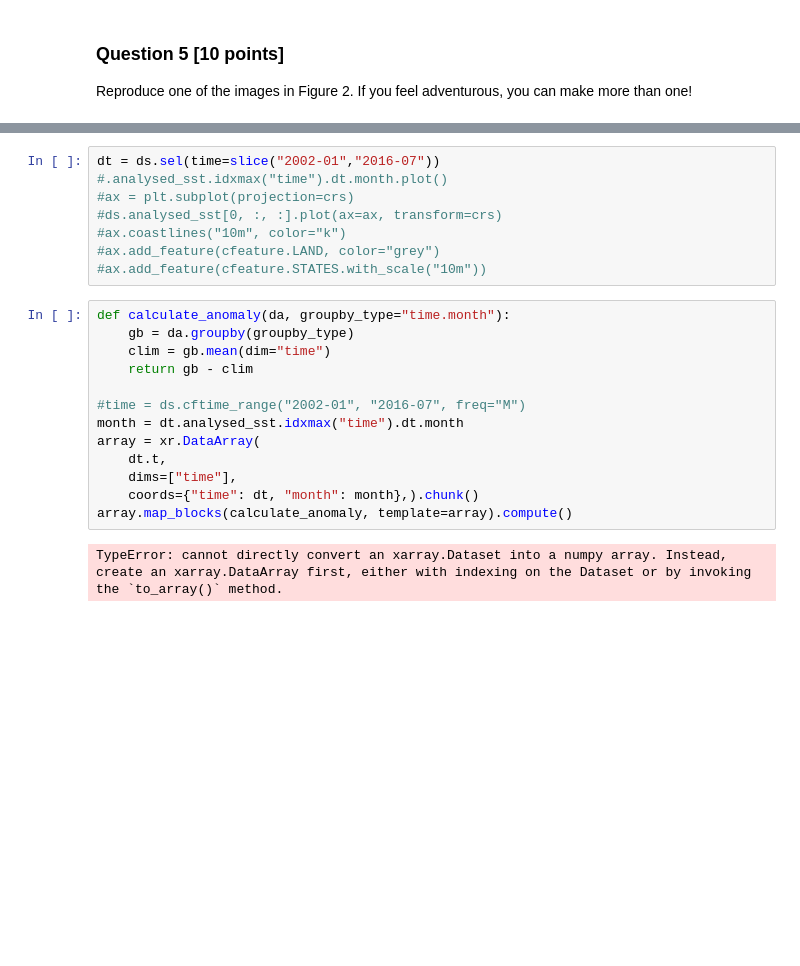
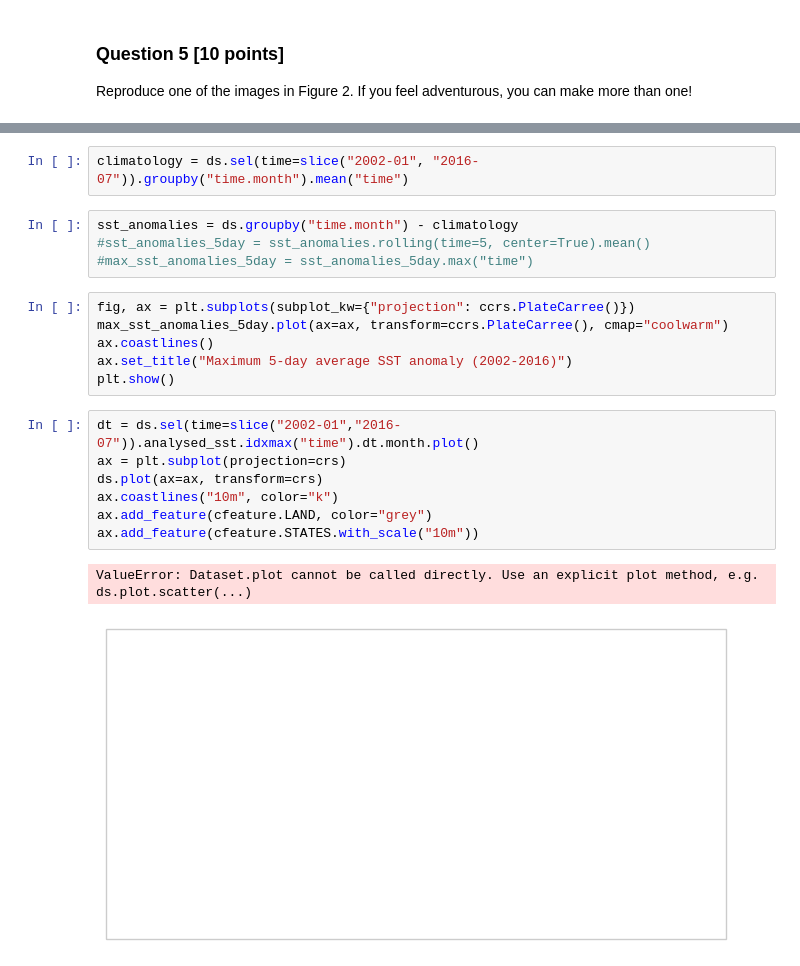
Before and after one commit to UCB-stat-159-s23/hw03-Group16, a Jupyter notebook: climate-Q05.ipynb, the cells around one changed output, grey strips where cells are left out. Saved outputs shown, nothing was run; the diff lists cells and outputs as text; blank space fills up the shorter version.

```diff
--- a/climate-Q05.ipynb
+++ b/climate-Q05.ipynb
@@ -86,23 +98,22 @@ def calculate_anomaly(da, groupby_type="time.month"):
+# %%
+climatology = ds.sel(time=slice("2002-01", "2016-07")).groupby("time.month").mean("time")
+# %%
+sst_anomalies = ds.groupby("time.month") - climatology
+#sst_anomalies_5day = sst_anomalies.rolling(time=5, center=True).mean()
+#max_sst_anomalies_5day = sst_anomalies_5day.max("time")
+# %%
+fig, ax = plt.subplots(subplot_kw={"projection": ccrs.PlateCarree()})
+max_sst_anomalies_5day.plot(ax=ax, transform=ccrs.PlateCarree(), cmap="coolwarm")
+ax.coastlines()
+ax.set_title("Maximum 5-day average SST anomaly (2002-2016)")
+plt.show()
 # %%
-dt = ds.sel(time=slice("2002-01","2016-07"))
-#.analysed_sst.idxmax("time").dt.month.plot()
-#ax = plt.subplot(projection=crs)
-#ds.analysed_sst[0, :, :].plot(ax=ax, transform=crs)
-#ax.coastlines("10m", color="k")
-#ax.add_feature(cfeature.LAND, color="grey")
-#ax.add_feature(cfeature.STATES.with_scale("10m"))
+dt = ds.sel(time=slice("2002-01","2016-07")).analysed_sst.idxmax("time").dt.month.plot()
+ax = plt.subplot(projection=crs)
+ds.plot(ax=ax, transform=crs)
+ax.coastlines("10m", color="k")
+ax.add_feature(cfeature.LAND, color="grey")
+ax.add_feature(cfeature.STATES.with_scale("10m"))
+# %% [output]
+ValueError: Dataset.plot cannot be called directly. Use an explicit plot method, e.g. ds.plot.scatter(...)
+[figure, added]
-# %%
-def calculate_anomaly(da, groupby_type="time.month"):
-    gb = da.groupby(groupby_type)
-    clim = gb.mean(dim="time")
-    return gb - clim
-
-#time = ds.cftime_range("2002-01", "2016-07", freq="M")
-month = dt.analysed_sst.idxmax("time").dt.month
-array = xr.DataArray(
-    dt.t,
-    dims=["time"],
-    coords={"time": dt, "month": month},).chunk()
-array.map_blocks(calculate_anomaly, template=array).compute()
-# %% [output]
-TypeError: cannot directly convert an xarray.Dataset into a numpy array. Instead, create an xarray.DataArray first, either with indexing on the Dataset or by invoking the `to_array()` method.
```
Also changed, not shown: parts of 11 cells of this notebook.
